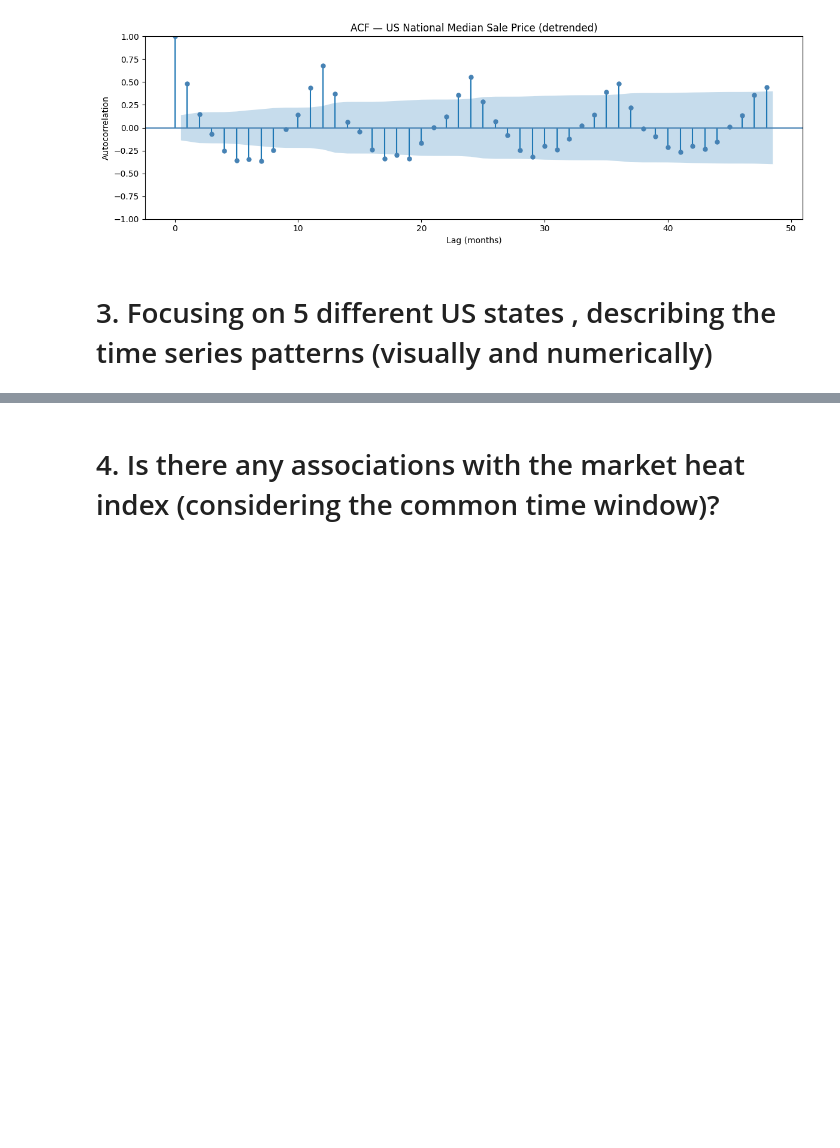
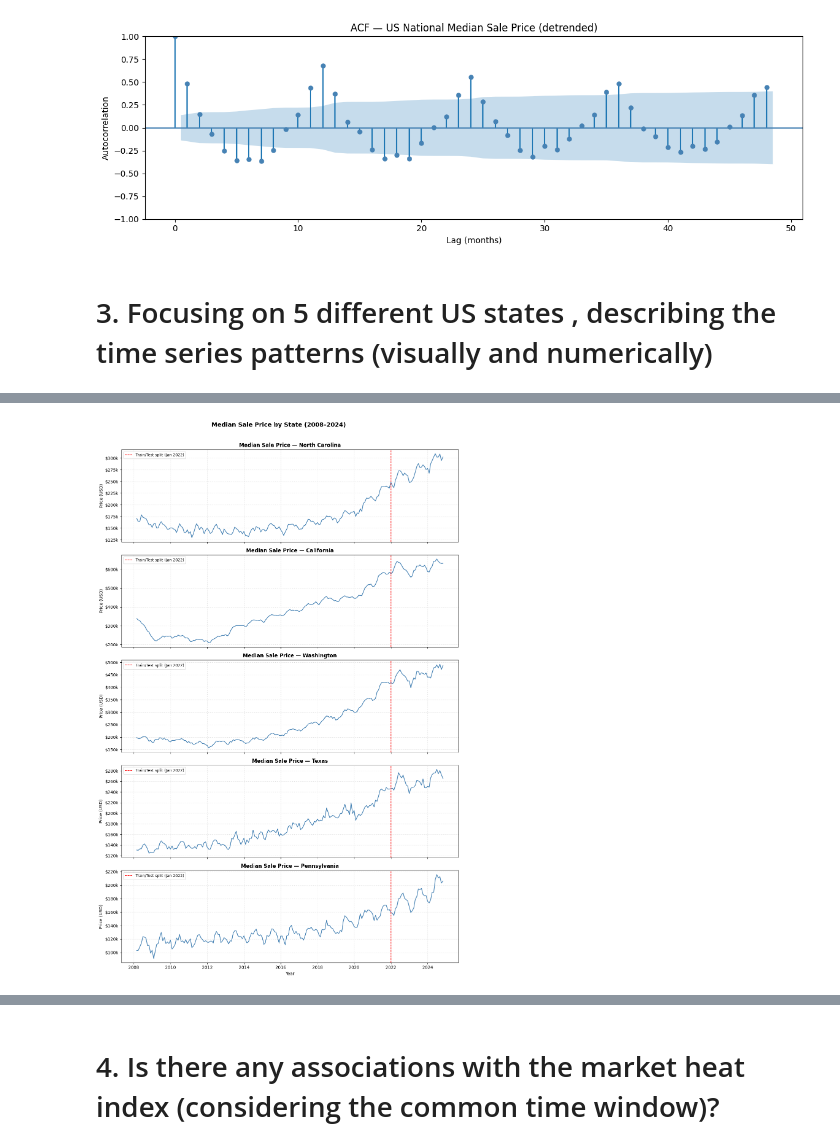
Before and after one commit to Onath/PropertyPriceForecasting, a Jupyter notebook: property_price_forecasting.ipynb, the cells around one changed output, grey strips where cells are left out. Cells and saved outputs as stored; diff of their text form; code cells hidden in the pictures; blank space fills up the shorter version.

```diff
--- a/property_price_forecasting.ipynb
+++ b/property_price_forecasting.ipynb
@@ -926,3 +1053,19 @@ plt.show()
 [figure]
 # %% [markdown]
 # 3. Focusing on 5 different US states , describing the time series patterns (visually and numerically)
+# %%
+# Market heat index
+market_temp_train = df_market_temp_updated[df_market_temp_updated.index < '2022-01-01']
+market_temp_test  = df_market_temp_updated[df_market_temp_updated.index >= '2022-01-01']
+
+# Median sale price
+median_sale_train = df_sale_price_updated[df_sale_price_updated.index < '2022-01-01']
+median_sale_test  = df_sale_price_updated[df_sale_price_updated.index >= '2022-01-01']
+# %%
+selected_states = {
+    'NC': 'North Carolina',
+    'CA': 'California',
+    'WA': 'Washington',
+    'TX': 'Texas',
+    'PA': 'Pennsylvania'
+}
@@ -928,0 +1085,9 @@ plt.show()
+# %%
+# filter train and test sets for selected states only — one line each
+states_train = {state: median_sale_train[median_sale_train['StateName'] == state]
+                .groupby(level=0)['MedianSalePrice'].mean()
+                for state in selected_states}
+
+states_test = {state: median_sale_test[median_sale_test['StateName'] == state]
+               .groupby(level=0)['MedianSalePrice'].mean()
+               for state in selected_states}
@@ -928,0 +1114,22 @@ plt.show()
+# %%
+fig, axes = plt.subplots(5, 1, figsize=(12, 18), sharex=True)
+
+for ax, state in zip(axes, selected_states):
+    # combine train and test for full picture
+    full_series = pd.concat([states_train[state], states_test[state]])
+
+    ax.plot(full_series.index, full_series.values, color='steelblue', linewidth=1.5)
+    ax.axvline(pd.Timestamp('2022-01-01'), color='red', linestyle='--',
+               linewidth=1.2, label='Train/Test split (Jan 2022)')
+    ax.set_title(f'Median Sale Price — {selected_states[state]}', fontsize=12, weight='bold')
+    ax.set_ylabel('Price (USD)')
+    ax.yaxis.set_major_formatter(ticker.FuncFormatter(lambda x, _: f'${x/1e3:.0f}k'))
+    ax.legend(fontsize=9)
+    ax.grid(True, linestyle=':', alpha=0.5)
+
+axes[-1].set_xlabel('Year')
+plt.suptitle('Median Sale Price by State (2008–2024)', fontsize=14, weight='bold', y=1.01)
+plt.tight_layout()
+plt.show()
+# %% [output]
+[figure, added]
```
Also changed, not shown: parts of 19 cells of this notebook.
